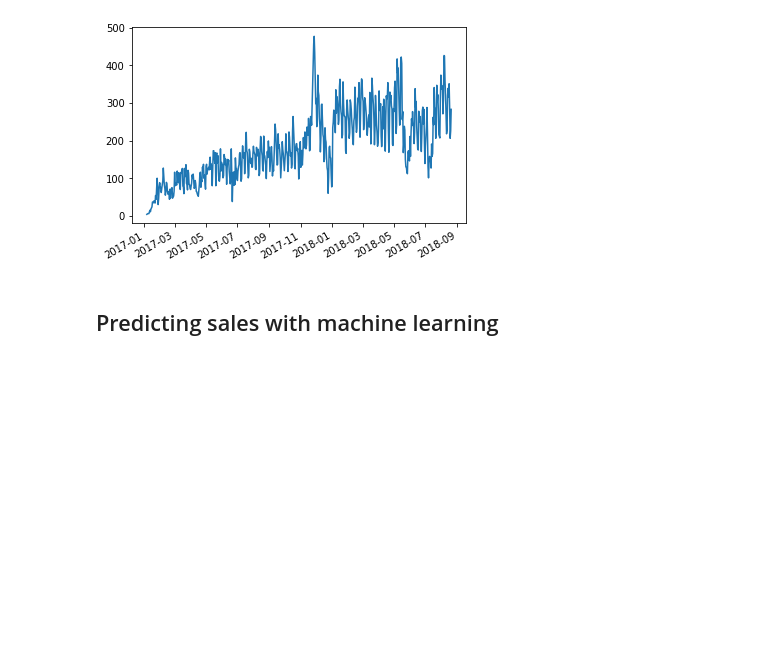
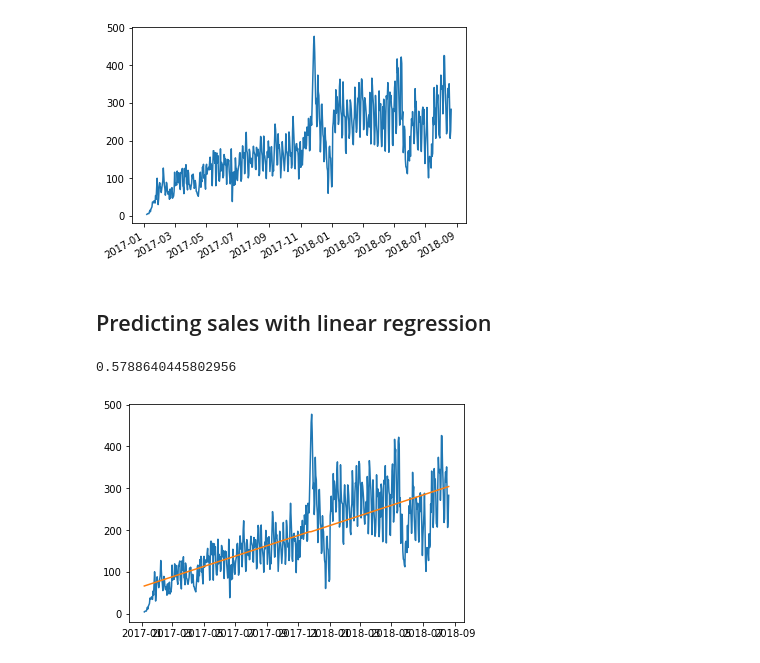
Before and after one commit to KevBoyz/Learning-Python3, a Jupyter notebook: Science/-projects/01/Notebook.ipynb, the cells around one changed output. Cells and saved outputs as stored; diff of their text form; code cells hidden in the pictures; blank space fills up the shorter version.

```diff
--- a/Science/-projects/01/Notebook.ipynb
+++ b/Science/-projects/01/Notebook.ipynb
@@ -214,4 +216,23 @@ sell_base.order_purchase_timestamp.value_counts().plot()
 <AxesSubplot:>
 [figure]
 # %% [markdown]
-## Predicting sales with machine learning
+## Predicting sales with linear regression
+# %%
+import numpy as np
+import matplotlib.pyplot as plt
+from sklearn.linear_model import LinearRegression
+
+X = np.linspace(1, 589, 589).reshape(-1, 1)
+y = sell_base.order_purchase_timestamp.value_counts().sort_index()
+# %%
+model = LinearRegression()
+model.fit(X, y)
+print(model.score(X, y))
+# %% [output]
+0.5788640445802956
+# %%
+plt.plot(sell_base.order_purchase_timestamp.value_counts().sort_index())
+plt.plot(sell_base.order_purchase_timestamp.drop_duplicates().sort_values().to_numpy().reshape(-1, 1), model.predict(X))
+plt.show()
+# %% [output]
+[figure, added]
```
Also changed, not shown: parts of 1 cell of this notebook.
